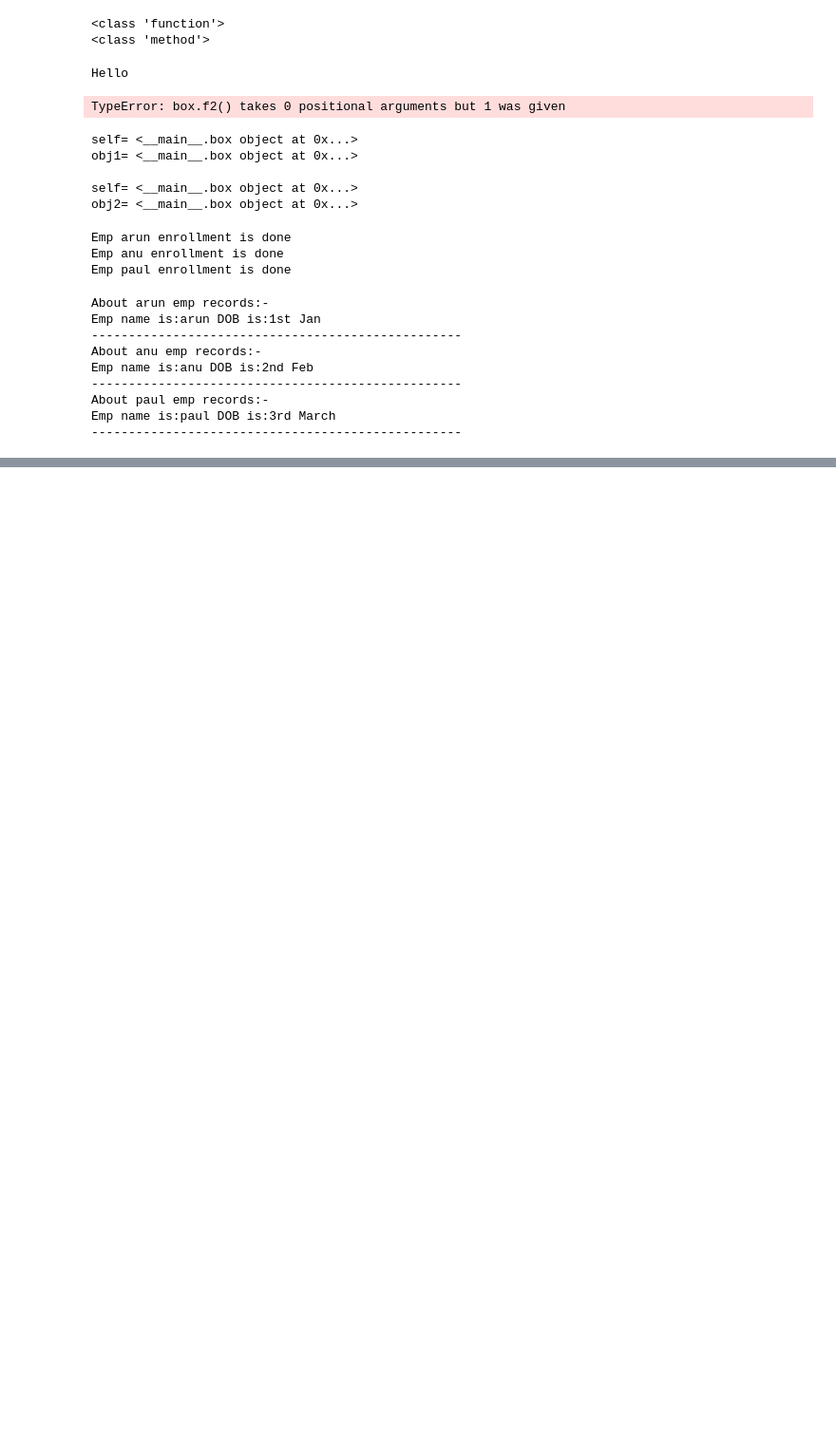
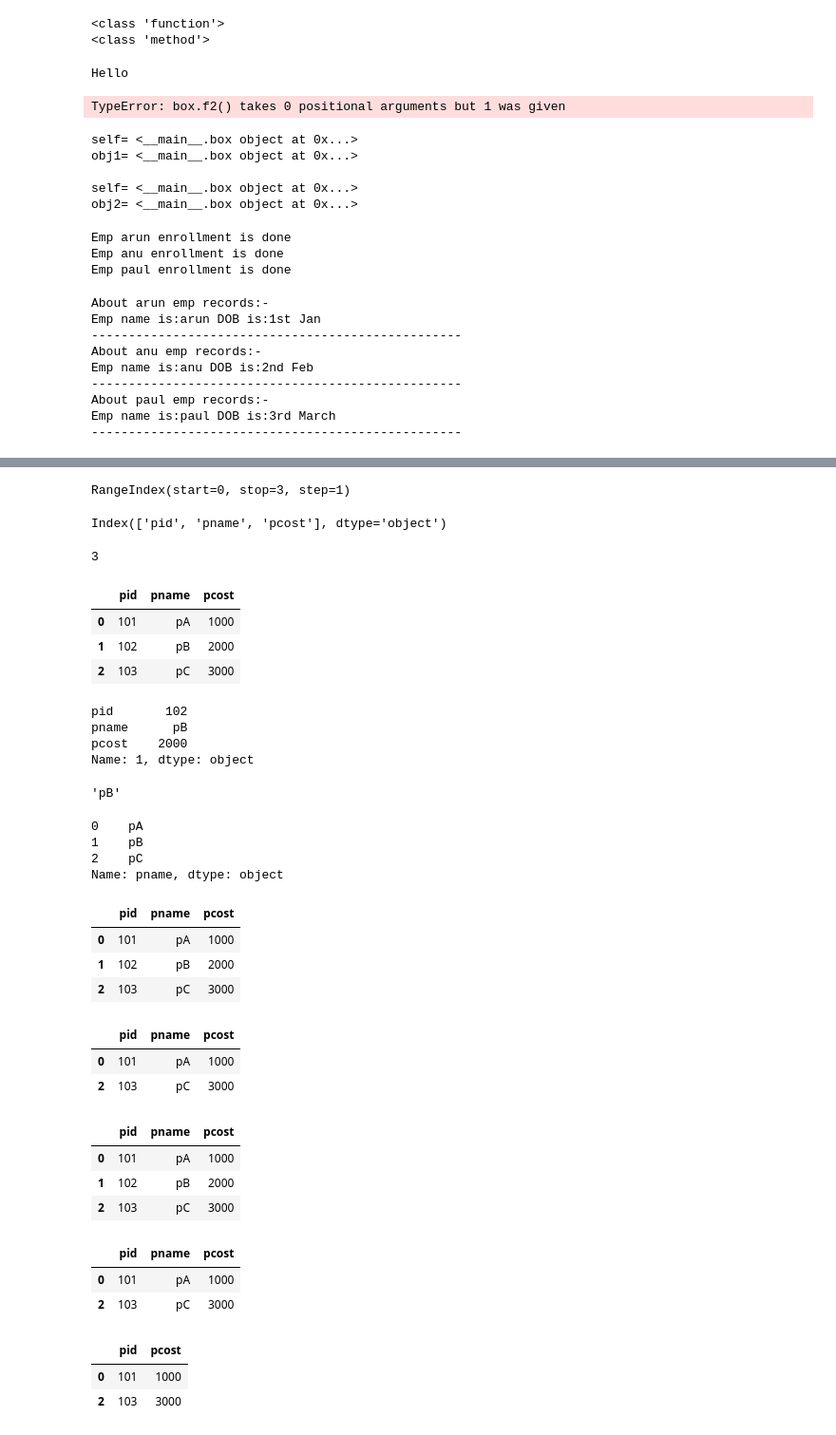
Before and after one commit to pakarthikstudent/DataEngineering__MLOps, a Jupyter notebook: DAY1/DE-1.ipynb, the cells around one changed output, grey strips where cells are left out. Shown at 95% size. Drawn from its saved outputs; the diff is of its cells as text; code cells hidden in the pictures; blank space fills up the shorter version.

```diff
--- a/DAY1/DE-1.ipynb
+++ b/DAY1/DE-1.ipynb
@@ -502,0 +809,3 @@ Emp name is:paul DOB is:3rd March
+# %%
+df1 = pd.DataFrame(products)
+df1.info()
@@ -502,0 +823,37 @@ Emp name is:paul DOB is:3rd March
+# %%
+df1.index
+# %% [output]
+RangeIndex(start=0, stop=3, step=1)
+# %%
+df1.columns
+# %% [output]
+Index(['pid', 'pname', 'pcost'], dtype='object')
+# %%
+len(df1.columns)
+# %% [output]
+3
+# %%
+df1
+# %% [output]
+|  | pid | pname | pcost |
+| 0 | 101 | pA | 1000 |
+| 1 | 102 | pB | 2000 |
+| 2 | 103 | pC | 3000 |
+# %%
+df1.loc[1] # row based access
+# %% [output]
+pid       102
+pname      pB
+pcost    2000
+Name: 1, dtype: object
+# %%
+df1.loc[1]['pname'] # rowXCol ->data
+# %% [output]
+'pB'
+# %%
+df1['pname'] # column based access
+# %% [output]
+0    pA
+1    pB
+2    pC
+Name: pname, dtype: object
@@ -502,0 +866,20 @@ Emp name is:paul DOB is:3rd March
+# %%
+df1
+# %% [output]
+|  | pid | pname | pcost |
+| 0 | 101 | pA | 1000 |
+| 1 | 102 | pB | 2000 |
+| 2 | 103 | pC | 3000 |
+# %%
+df1.drop(1)
+# %% [output]
+|  | pid | pname | pcost |
+| 0 | 101 | pA | 1000 |
+| 2 | 103 | pC | 3000 |
+# %%
+df1
+# %% [output]
+|  | pid | pname | pcost |
+| 0 | 101 | pA | 1000 |
+| 1 | 102 | pB | 2000 |
+| 2 | 103 | pC | 3000 |
@@ -502,0 +888,12 @@ Emp name is:paul DOB is:3rd March
+# %%
+df1
+# %% [output]
+|  | pid | pname | pcost |
+| 0 | 101 | pA | 1000 |
+| 2 | 103 | pC | 3000 |
+# %%
+df1.drop(columns='pname')
+# %% [output]
+|  | pid | pcost |
+| 0 | 101 | 1000 |
+| 2 | 103 | 3000 |
```
Also changed, not shown: parts of 54 cells of this notebook.
